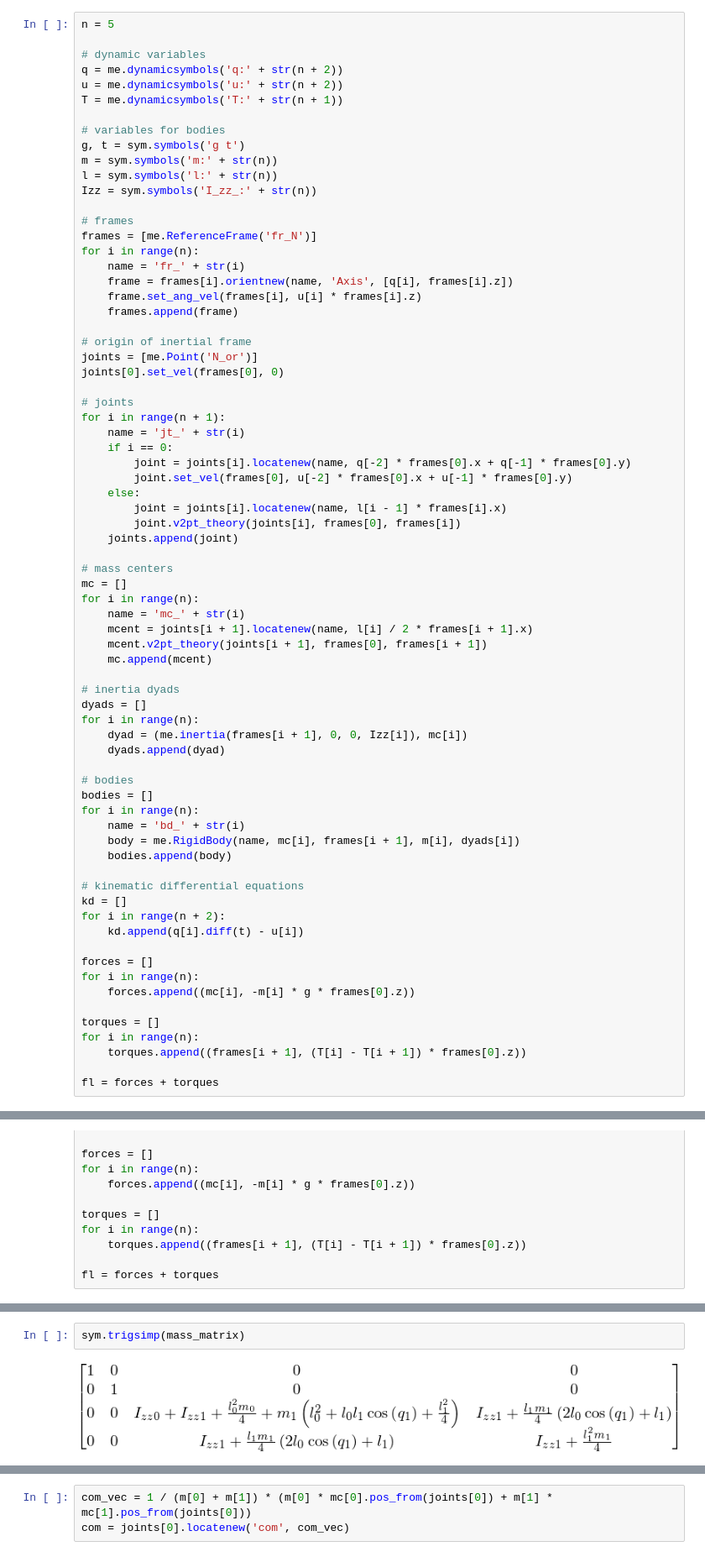
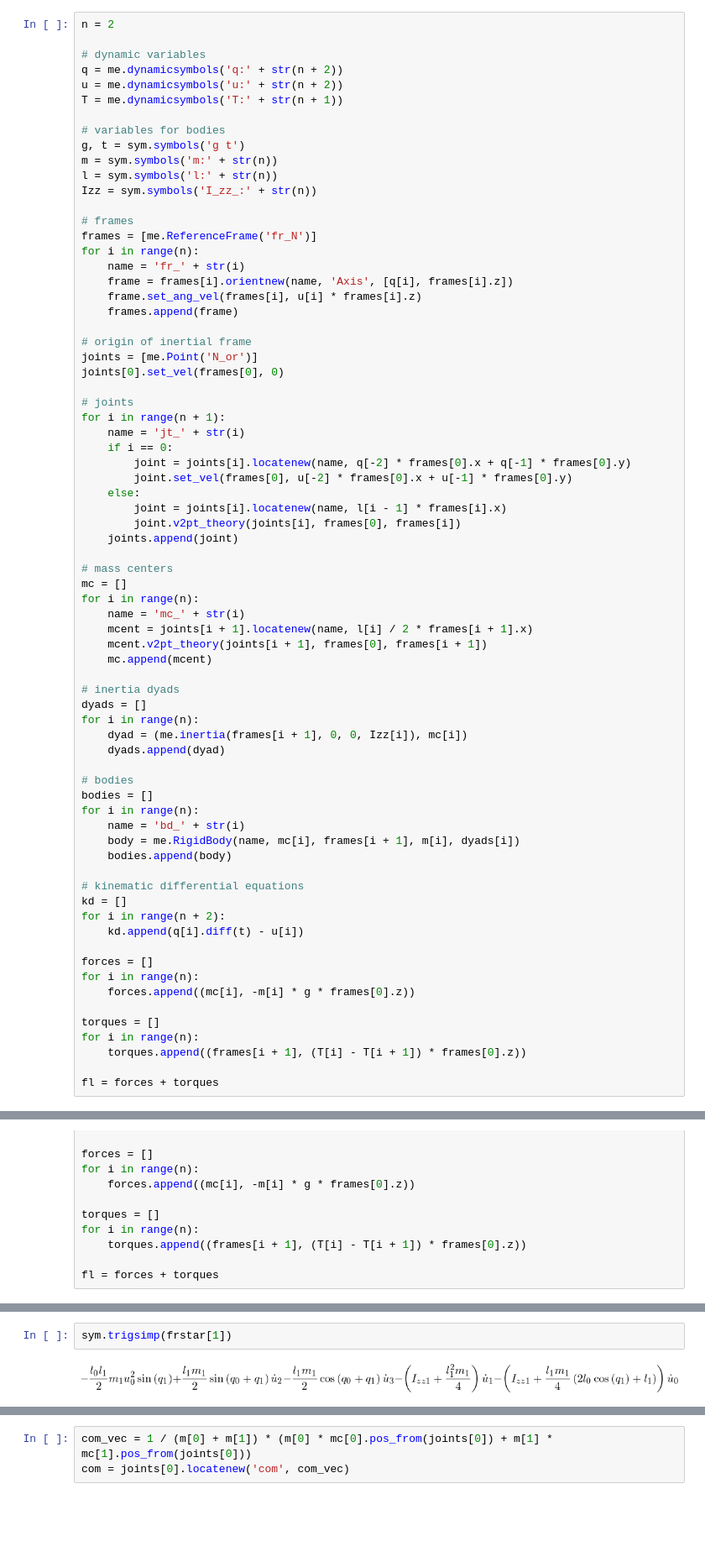
Before and after one commit to isaacyeaton/snaketurn, a Jupyter notebook: 3-link-snake-free-head-torques.ipynb, the cells around one changed output, grey strips where cells are left out. Shown at 84% size. Saved outputs shown, nothing was run; the diff lists cells and outputs as text; blank space fills up the shorter version.

```diff
--- a/3-link-snake-free-head-torques.ipynb
+++ b/3-link-snake-free-head-torques.ipynb
@@ -32,7 +32,7 @@ Image(filename='snake-schematic.png')
 # %% [output]
 [figure]
 # %%
-n = 5
+n = 2
 
 # dynamic variables
 q = me.dynamicsymbols('q:' + str(n + 2))
@@ -213,4 +238,4 @@ sym.trigsimp(forcing_vector)
 # %%
-sym.trigsimp(mass_matrix)
+sym.trigsimp(frstar[1])
 # %% [output]
-[figure, old version]
+[figure, new version]
```
Also changed, not shown: parts of 34 cells of this notebook.
